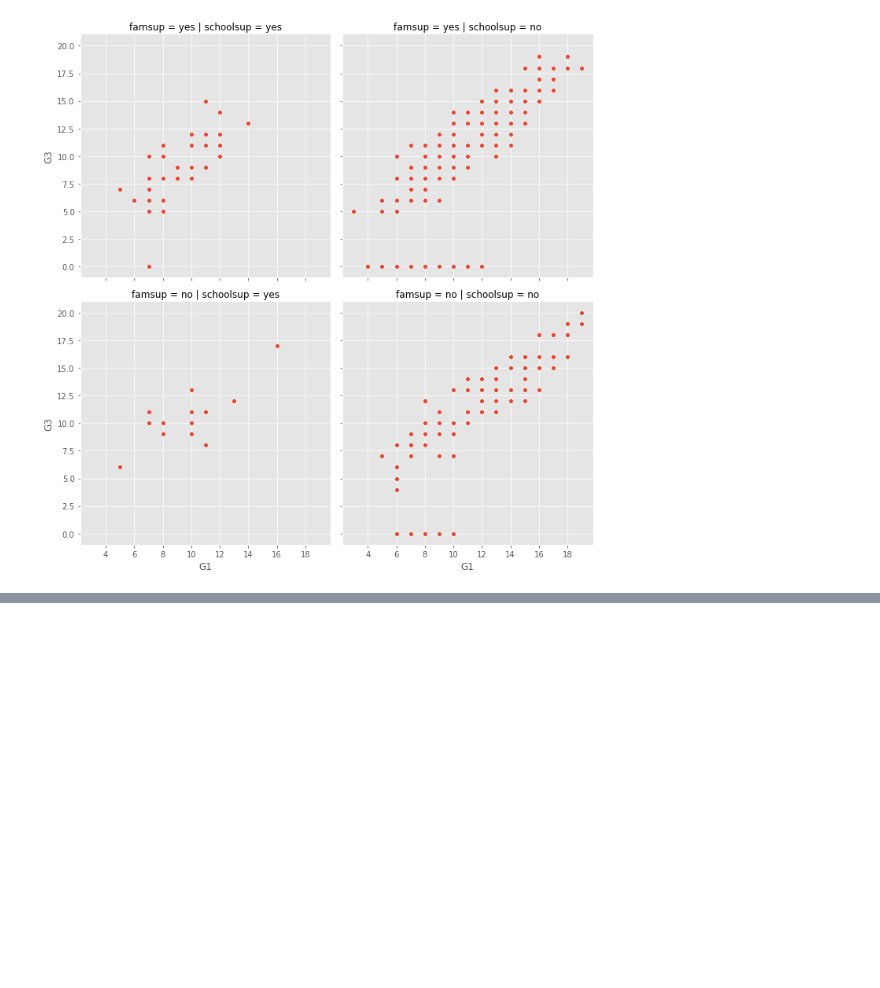
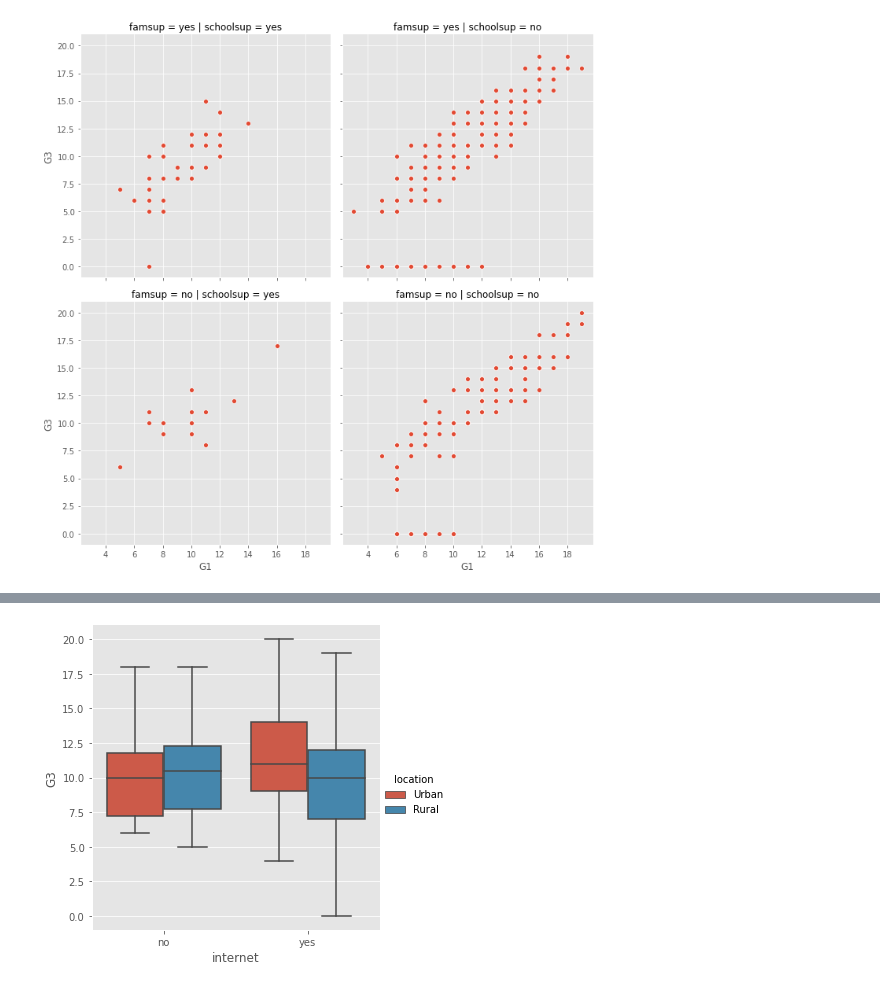
Before and after one commit to VictorOmondi1997/visualizing_students_dataset, a Jupyter notebook: visualizing_students_dataset.ipynb, the cells around one changed output, grey strips where cells are left out. Cells and saved outputs as stored; diff of their text form; code cells hidden in the pictures; blank space fills up the shorter version.

```diff
--- a/visualizing_students_dataset.ipynb
+++ b/visualizing_students_dataset.ipynb
@@ -66,0 +92,5 @@ It looks like the first semester grade does correlate with the final grade, rega
+# %%
+sns.catplot(data=df, kind='box', x='internet', y='G3', hue='location', sym='')
+plt.show()
+# %% [output]
+[figure, added]
```
Also changed, not shown: parts of 16 cells of this notebook.
